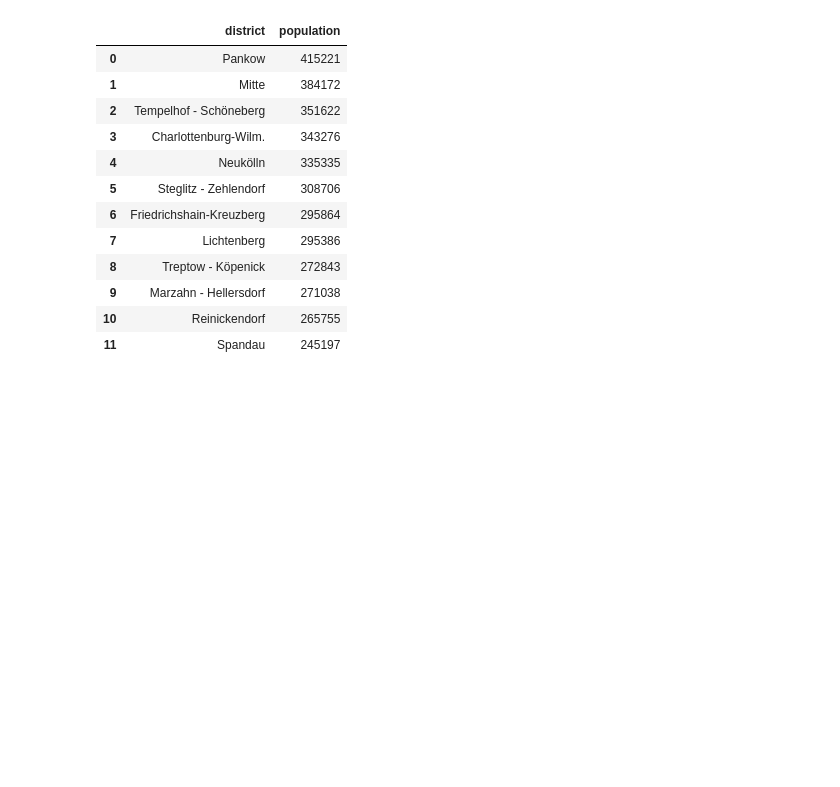
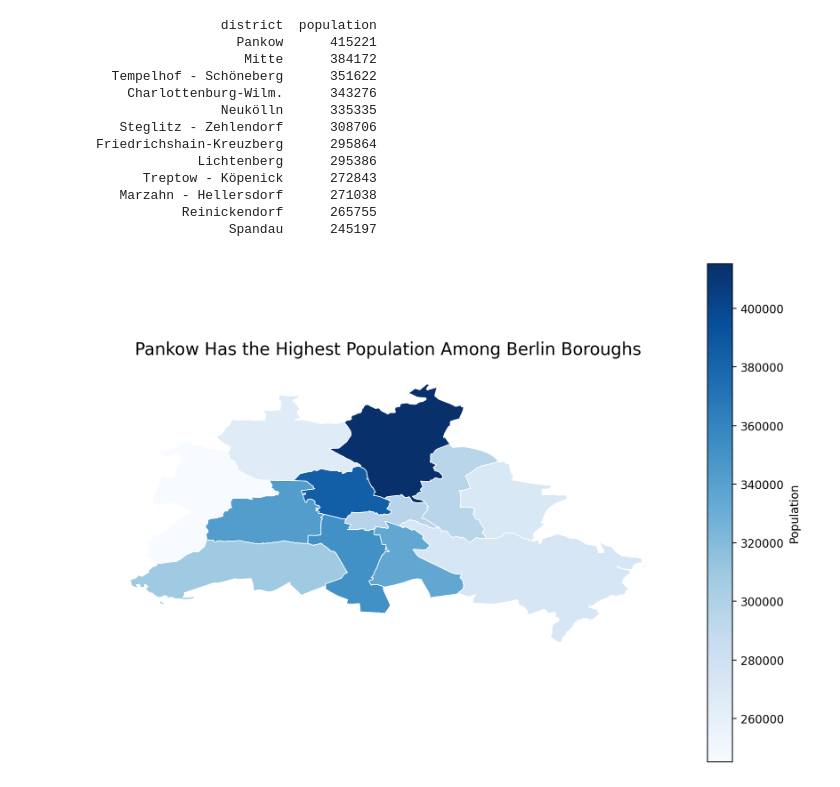
Before and after one commit to Sayankrdutta07/dataviz-exercises-sayankrdutta, a Jupyter notebook: week6/lecture06_exercise.ipynb, the cells around one changed output. Saved outputs shown, nothing was run; the diff lists cells and outputs as text; code cells hidden in the pictures; blank space fills up the shorter version.

```diff
--- a/week6/lecture06_exercise.ipynb
+++ b/week6/lecture06_exercise.ipynb
@@ -77,7 +81,7 @@ import pandas as pd
 import plotly.express as px
 import json
 from pathlib import Path
-from IPython.display import display
+from IPython.display import display, Image
 
 berlin_population = pd.DataFrame({
     "district": [
@@ -105,59 +109,66 @@ geojson_path = Path("../data/neighbourhoods-13.geojson")
 with open(geojson_path, "r", encoding="utf-8") as file:
     berlin_geojson = json.load(file)
 
+# Inspecting the GeoJSON confirms that the borough identifier is neighbourhood_group.
+print(berlin_geojson["features"][0]["properties"])
+
 berlin_geojson["features"] = [
     feature for feature in berlin_geojson["features"]
     if feature["properties"].get("neighbourhood_group")
 ]
 
+# px.choropleth is used because borough boundaries are already supplied as GeoJSON and no basemap tiles are needed.
+# Blues is a sequential scale because population is non-negative and higher values represent more people.
 fig2 = px.choropleth(
     berlin_population,
     geojson=berlin_geojson,
     locations="district",
     featureidkey="properties.neighbourhood_group",
     color="population",
     color_continuous_scale="Blues",
     hover_name="district",
     hover_data={"population": ":,"},
-    title="Population Distribution Across Berlin Boroughs"
+    title="Pankow Has the Highest Population Among Berlin Boroughs",
+    height=680
 )
 
 fig2.update_geos(fitbounds="locations", visible=False)
 fig2.update_layout(
     title_x=0.5,
-    title_font_size=20,
+    title_font_size=19,
     coloraxis_colorbar_title="Population",
-    margin={"r": 0, "t": 60, "l": 0, "b": 0},
-    height=650
+    margin={"r": 0, "t": 70, "l": 0, "b": 0}
 )
 
 display(
     berlin_population.sort_values(
         "population", ascending=False
     ).reset_index(drop=True)
 )
 
 figures_dir = Path("../figures")
 figures_dir.mkdir(parents=True, exist_ok=True)
 
 fig2.write_html(
-    figures_dir / "task2_berlin_population.html",
+    figures_dir / "task2_berlin_interactive.html",
     include_plotlyjs=True,
     full_html=True
 )
 
+display(Image(filename=str(figures_dir / "task2_berlin_choropleth.png")))
 fig2.show()
 # %% [output]
-|  | district | population |
-| 0 | Pankow | 415221 |
-| 1 | Mitte | 384172 |
-| 2 | Tempelhof - Schöneberg | 351622 |
-| 3 | Charlottenburg-Wilm. | 343276 |
-| 4 | Neukölln | 335335 |
-| 5 | Steglitz - Zehlendorf | 308706 |
-| 6 | Friedrichshain-Kreuzberg | 295864 |
-| 7 | Lichtenberg | 295386 |
-| 8 | Treptow - Köpenick | 272843 |
-| 9 | Marzahn - Hellersdorf | 271038 |
-| 10 | Reinickendorf | 265755 |
-| 11 | Spandau | 245197 |
+                district  population
+                  Pankow      415221
+                   Mitte      384172
+  Tempelhof - Schöneberg      351622
+    Charlottenburg-Wilm.      343276
+                Neukölln      335335
+   Steglitz - Zehlendorf      308706
+Friedrichshain-Kreuzberg      295864
+             Lichtenberg      295386
+      Treptow - Köpenick      272843
+   Marzahn - Hellersdorf      271038
+           Reinickendorf      265755
+                 Spandau      245197
+[figure, added]
```
Also changed, not shown: parts of 1 cell of this notebook.
